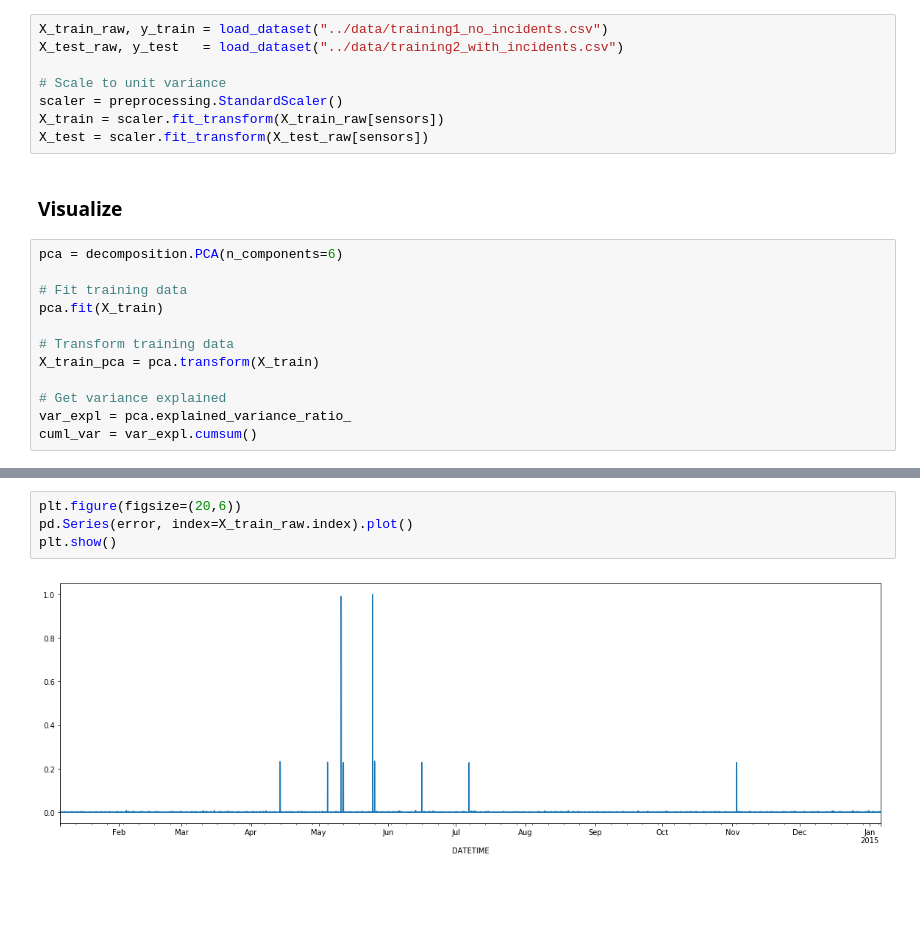
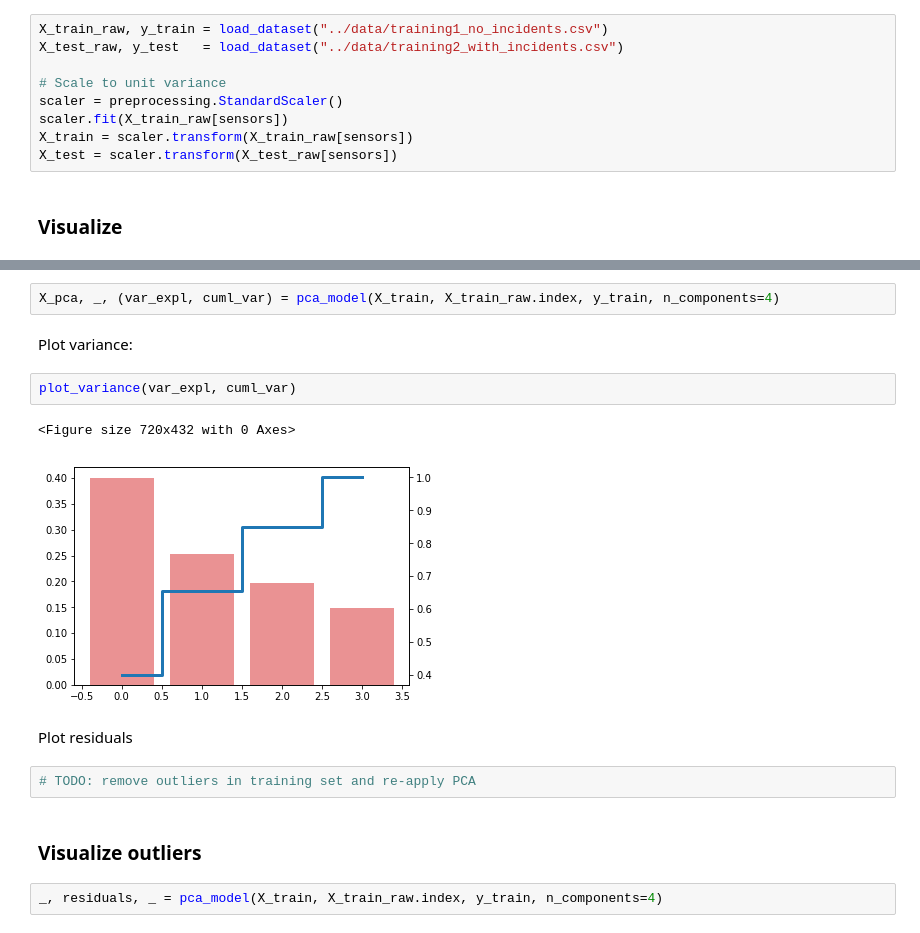
Before and after one commit to Lingygao/cyberdata, a Jupyter notebook: Lab 2/4. PCA/4.1 - PCA.ipynb, the cells around one changed output, grey strips where cells are left out. Cells and saved outputs as stored; diff of their text form; blank space fills up the shorter version.

Commit message:
More PCA progress (plots, training1 cleaning)

```diff
--- a/Lab 2/4. PCA/4.1 - PCA.ipynb
+++ b/Lab 2/4. PCA/4.1 - PCA.ipynb
@@ -20,19 +20,8 @@ X_test_raw, y_test   = load_dataset("../data/training2_with_incidents.csv")
 
 # Scale to unit variance
 scaler = preprocessing.StandardScaler()
-X_train = scaler.fit_transform(X_train_raw[sensors])
-X_test = scaler.fit_transform(X_test_raw[sensors])
+scaler.fit(X_train_raw[sensors])
+X_train = scaler.transform(X_train_raw[sensors])
+X_test = scaler.transform(X_test_raw[sensors])
 # %% [markdown]
 ### Visualize
-# %%
-pca = decomposition.PCA(n_components=6)
-
-# Fit training data
-pca.fit(X_train)
-
-# Transform training data
-X_train_pca = pca.transform(X_train)
-
-# Get variance explained
-var_expl = pca.explained_variance_ratio_
-cuml_var = var_expl.cumsum()
@@ -49,6 +28,17 @@ error /= max(error)
-# %%
-plt.figure(figsize=(20,6))
-pd.Series(error, index=X_train_raw.index).plot()
-plt.show()
-# %% [output]
-[figure, removed]
+# %%
+X_pca, _, (var_expl, cuml_var) = pca_model(X_train, X_train_raw.index, y_train, n_components=4)
+# %% [markdown]
+Plot variance:
+# %%
+plot_variance(var_expl, cuml_var)
+# %% [output]
+<Figure size 720x432 with 0 Axes>
+[figure, added]
+# %% [markdown]
+Plot residuals
+# %%
+# TODO: remove outliers in training set and re-apply PCA
+# %% [markdown]
+### Visualize outliers
+# %%
+_, residuals, _ = pca_model(X_train, X_train_raw.index, y_train, n_components=4)
```
Also changed, not shown: parts of 13 cells of this notebook, 1 other file.
